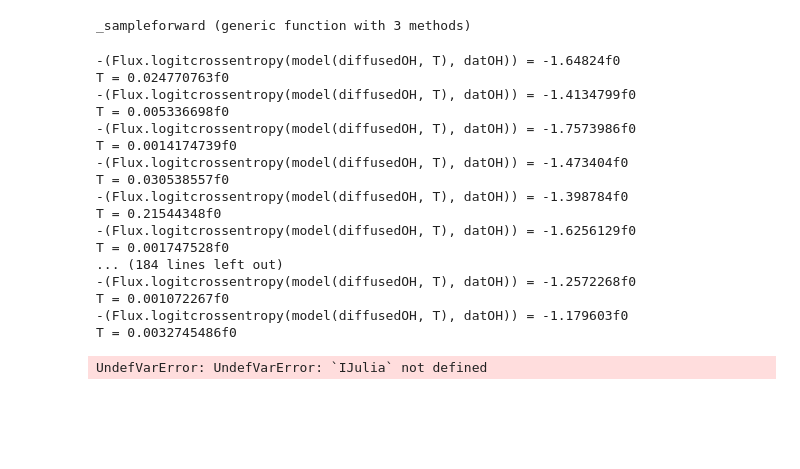
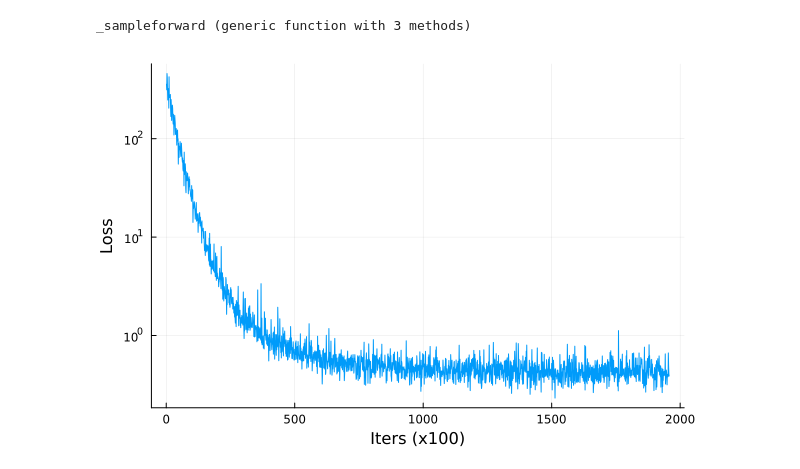
Before and after one commit to elanur321/Discrete-Diffusion, a Jupyter notebook: evaluation.ipynb, the cells around one changed output. Cells and saved outputs as stored; diff of their text form; code cells hidden in the pictures; blank space fills up the shorter version.

Commit message:
fixed some minor errors

```diff
--- a/evaluation.ipynb
+++ b/evaluation.ipynb
@@ -231,65 +231,36 @@ _sampleforward (generic function with 3 methods)
 # %%
 #Since this IndependentDiscreteDiffusion process is equivalent, the model from above should be "pre-trained"
 #let's check if the loss resumes from where it left off
 for iter in 1:50000000
     x = hcat([target_sample() for i in 1:batch_size]...)
     datOH = onehotbatch(x, 1:alph)
 
     T = rand(timesteps)
 
-    # @show _sampleforward(rng, P, T, datOH)
-
-    # @show sampleforward(P, T, datOH)
-
-    # @show datOH
-
-    # throw(Exception)
-
-    a = P.α(T)
-
-    scal = a[2]/(1-a[2])
+    # a = P.α(T)
+    # scal = a[2]./(1 .- a[1])
 
     diffusedOH = sampleforward(P, T, datOH) #Note, we diffuse the one-hots
 
-    @show -Flux.logitcrossentropy(model(diffusedOH,T), datOH)
-    @show T
-    # scal = sqrt(1 - exp(-T))
     l,gs = Flux.withgradient(ps) do
-        -Flux.logitcrossentropy(model(diffusedOH,T), datOH)*scal
-        # -standardloss(P, T, model(diffusedOH,T), datOH)[1]
+        # -Flux.logitcrossentropy(model(diffusedOH,T), datOH).*scal
+        -standardloss(P, T, model(diffusedOH,T), datOH)[1]
     end
     Flux.Optimise.update!(opt, ps, gs)
     cumu_loss += l
     if mod(iter,100) == 0
         opt[2].eta = opt[2].eta * 0.997
         push!(training_losses, cumu_loss/100)
         cumu_loss = 0.0
         IJulia.clear_output(true)
         plot(training_losses, yscale = :log10, ylabel = "Loss", xlabel = "Iters (x100)", label = :none) |> IJulia.display
         sleep(0.01)
     end
 end
 IJulia.clear_output(true)
 plot(training_losses, yscale = :log10, ylabel = "Loss", xlabel = "Iters (x100)", label = :none)
 # %% [output]
--(Flux.logitcrossentropy(model(diffusedOH, T), datOH)) = -1.64824f0
-T = 0.024770763f0
--(Flux.logitcrossentropy(model(diffusedOH, T), datOH)) = -1.4134799f0
-T = 0.005336698f0
--(Flux.logitcrossentropy(model(diffusedOH, T), datOH)) = -1.7573986f0
-T = 0.0014174739f0
--(Flux.logitcrossentropy(model(diffusedOH, T), datOH)) = -1.473404f0
-T = 0.030538557f0
--(Flux.logitcrossentropy(model(diffusedOH, T), datOH)) = -1.398784f0
-T = 0.21544348f0
--(Flux.logitcrossentropy(model(diffusedOH, T), datOH)) = -1.6256129f0
-T = 0.001747528f0
-... (184 lines left out)
--(Flux.logitcrossentropy(model(diffusedOH, T), datOH)) = -1.2572268f0
-T = 0.001072267f0
--(Flux.logitcrossentropy(model(diffusedOH, T), datOH)) = -1.179603f0
-T = 0.0032745486f0
-UndefVarError: UndefVarError: `IJulia` not defined
+[figure, added]
 # %%
 function zero_sample(x_t, t)
     vocab_size, seq_length, batch_size = size(x_t)
```
Also changed, not shown: parts of 3 cells of this notebook.
